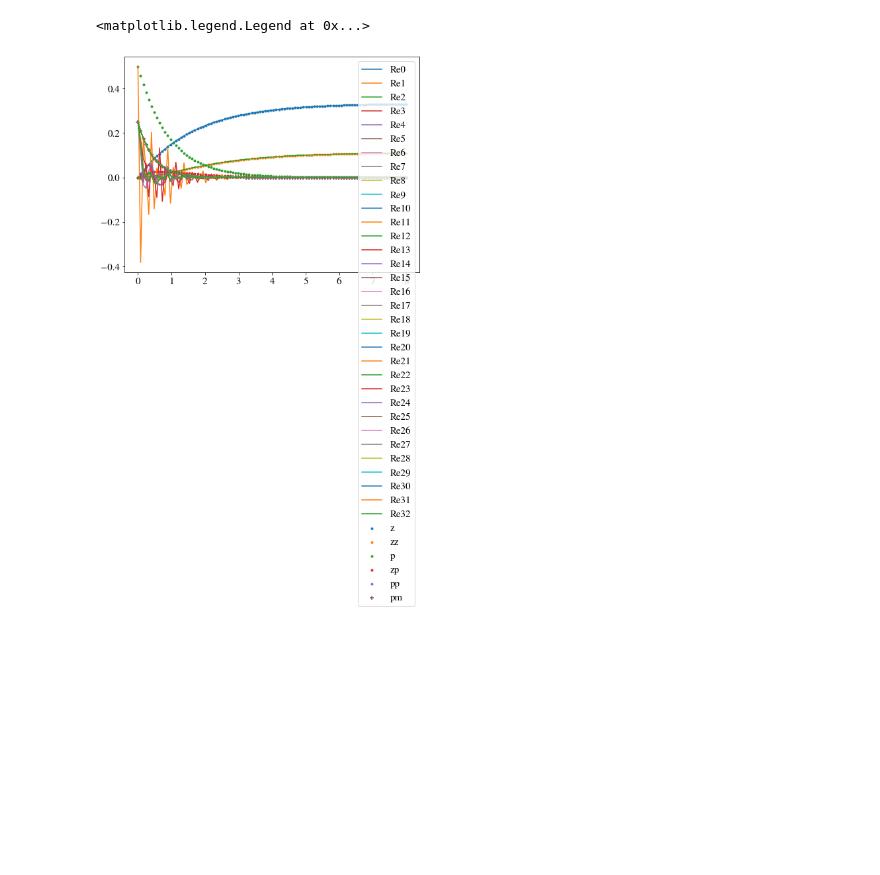
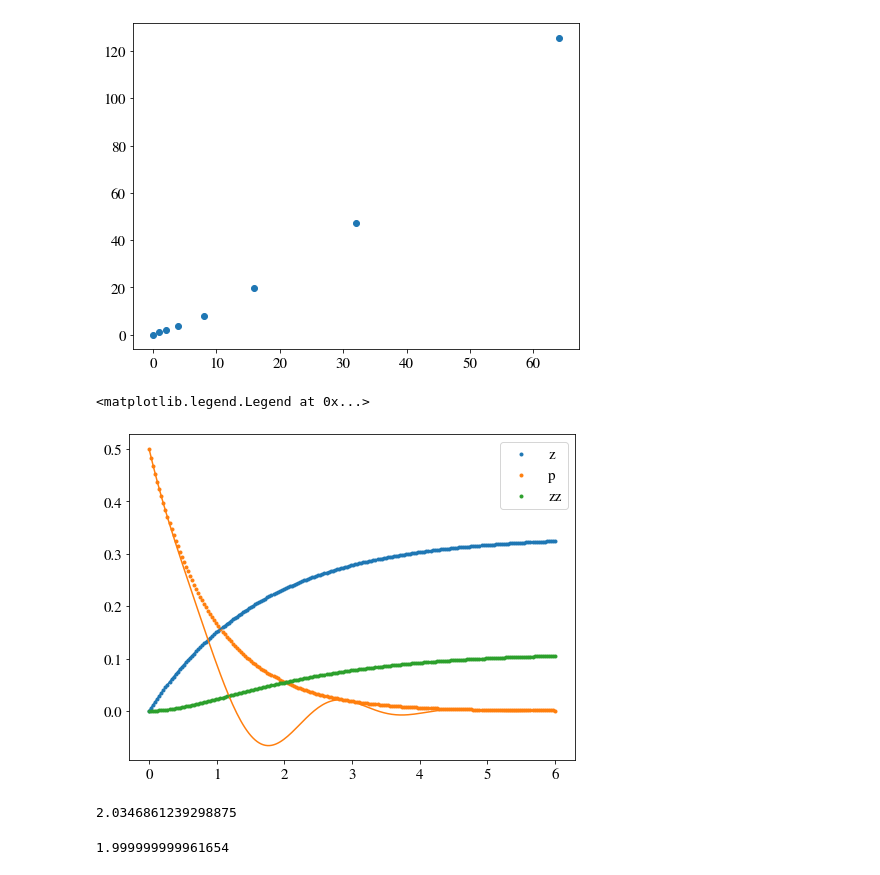
Before and after one commit to eckast161/PHYS_5070, a Jupyter notebook: Infinite_spin_chain.ipynb, the cells around one changed output. Drawn from its saved outputs; the diff is of its cells as text; code cells hidden in the pictures; blank space fills up the shorter version.

```diff
--- a/Infinite_spin_chain.ipynb
+++ b/Infinite_spin_chain.ipynb
@@ -293,7 +311,0 @@ for j in range(3+int(3*a_cut)):
-# %%
-epsilon=4
-a_cut=1
-a1=0
-partial_terms=100
-
-g_trun(epsilon,a_cut,a1,partial_terms)
@@ -301,0 +457,18 @@ g_trun(epsilon,a_cut,a1,partial_terms)
+# %%
+plt.title("++")
+
+#for j in range(3+int(a_cut),3+int(2*a_cut)):
+
+j=3+int(a_cut)
+
+#plt.plot(t,np.real(z[:,j]),'-.',label="Re"+str(j))
+#plt.plot(t,np.imag(z[:,j]),label="Im"+str(j))
+
+#plt.plot(t,np.real(z[:,j+1]),'-.',label="Re"+str(j))
+#plt.plot(t,np.imag(z[:,j+1]),label="Im"+str(j))
+
+plt.plot(t,np.real(z[:,3+int(a_cut)+100]),'+',label="Re"+str(j))
+plt.plot(t,np.imag(z[:,3+int(a_cut)]+100),label="Im"+str(j))
+
+plt.plot(t,np.real(z[:,3+int(a_cut)+101]),'-.',label="Re"+str(j))
+plt.plot(t,np.imag(z[:,3+int(a_cut)]+101),label="Im"+str(j))
@@ -302,40 +478,53 @@ g_trun(epsilon,a_cut,a1,partial_terms)
+# %%
+a_cutlist=[0,1,2 ,4 ,8 ,16,32,64,128,256,512,1024]
+time_acut=[0.0472,1.073,2.138, 3.855,8.031,19.791,47.399,125.481, 463.041 , 1880.555,5420.327,  15134.7520]
+
+
+plt.scatter(a_cutlist[:8],time_acut[:8])
+
+plt.yscale("linear")
+# %% [output]
+[figure, added]
 # %%
-## Use this cell to check pure decay
+## Use this cell to check pure decay solely
 
 
 for j in range(3+int(3*a_cut)):
-    plt.plot(t,np.real(z[:,j]),label="Re"+str(j))
-    #plt.plot(t,np.imag(z[:,j]),label="Im"+str(j))
+    plt.plot(t,np.real(z[:,j]))
 
 
 def f1(t):
     return  (gamma_plus-gamma_minus)*(1-np.exp(-2*(gamma_plus+gamma_minus)*t))/(gamma_plus+gamma_minus)
 
 
-def f2(t):
+def f3(t):
     return ( (gamma_plus-gamma_minus)*(1-np.exp(-2*(gamma_plus+gamma_minus)*t))/(gamma_plus+gamma_minus) )**2
 
-def f3(t):
+def f2(t):
     return  (1/2)*np.exp(-(gamma_plus+gamma_minus+4*gamma_z)*t)
 
 def f4(t):
     return  (1/2)*np.exp(-(gamma_plus+gamma_minus+4*gamma_z)*t) * (gamma_plus-gamma_minus)*(1-np.exp(-2*(gamma_plus+gamma_minus)*t))/(gamma_plus+gamma_minus)
 
 def f5(t):
     return  f3(t)*f3(t)
 
 def f6(t):
     return  f3(t)*f3(t)
 
 plt.scatter(t,f1(t),marker='.', label="z")
-plt.scatter(t,f2(t),marker='.', label="zz")
-plt.scatter(t,f3(t),marker='.', label="p")
-plt.scatter(t,f4(t),marker='.', label="zp")
-plt.scatter(t,f5(t),marker='.', label="pp")
-plt.scatter(t,f6(t),marker='+', label="pm")
+plt.scatter(t,f2(t),marker='.', label="p")
+plt.scatter(t,f3(t),marker='.', label="zz")
+#plt.scatter(t,f4(t),marker='.', label="zp")
+#plt.scatter(t,f5(t),marker='.', label="pp")
+#plt.scatter(t,f6(t),marker='+', label="pm")
 
 
 plt.legend()
 # %% [output]
 <matplotlib.legend.Legend at 0x...>
-[figure, old version]
+[figure, new version]
+# %%
+g_trun(epsilon,0,0,partial_terms)
+# %% [output]
+2.0346861239298875
@@ -341,0 +538,4 @@ plt.legend()
+# %%
+g_trun(epsilon,0,0,partial_terms)/zeta(epsilon)
+# %% [output]
+1.999999999961654
```
Also changed, not shown: parts of 22 cells of this notebook.
